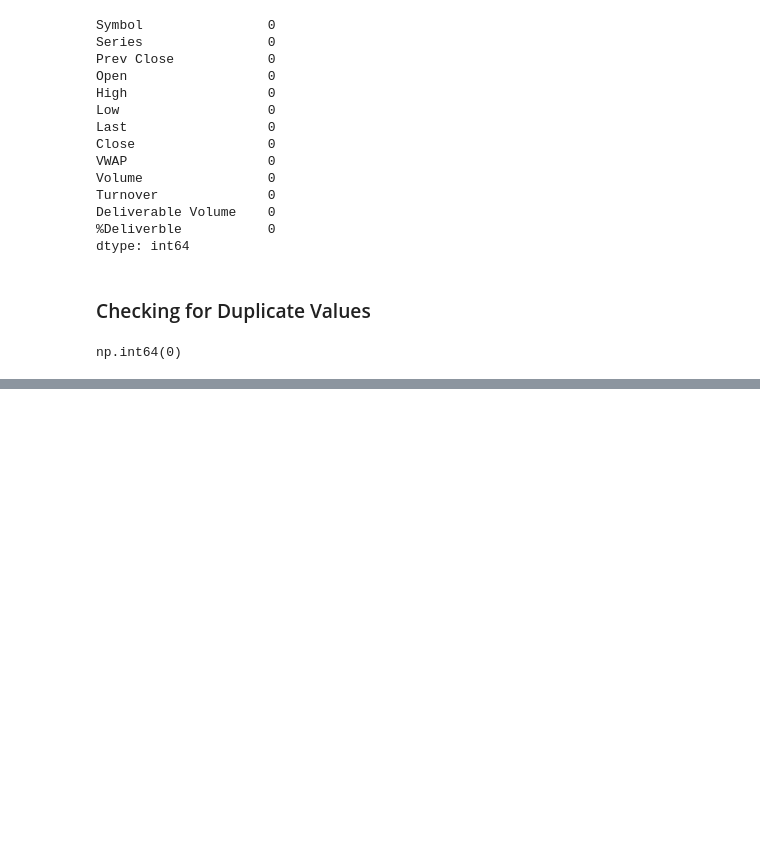
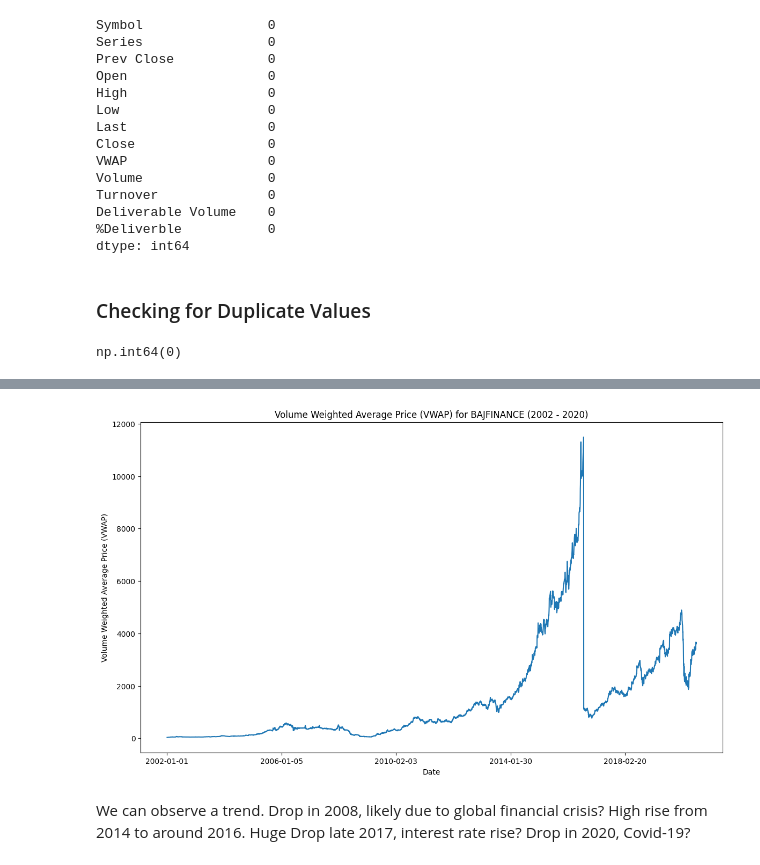
Before and after one commit to suyogshresthaa/Stock-Price-Prediction, a Jupyter notebook: stock_price_prediction.ipynb, the cells around one changed output, grey strips where cells are left out. Cells and saved outputs as stored; diff of their text form; code cells hidden in the pictures; blank space fills up the shorter version.

```diff
--- a/stock_price_prediction.ipynb
+++ b/stock_price_prediction.ipynb
@@ -95,0 +111,15 @@ np.int64(0)
+# %%
+## plotting Volume Weighted Average Price (VWAP) to look at trend
+df['VWAP'].plot(figsize=(14,8))
+plt.title('Volume Weighted Average Price (VWAP) for BAJFINANCE (2002 - 2020)')
+plt.xlabel('Date')
+plt.ylabel('Volume Weighted Average Price (VWAP)')
+plt.show()
+# %% [output]
+[figure, added]
+# %% [markdown]
+We can observe a trend.
+Drop in 2008, likely due to global financial crisis?
+High rise from 2014 to around 2016.
+Huge Drop late 2017, interest rate rise?
+Drop in 2020, Covid-19?
```
Also changed, not shown: parts of 2 cells of this notebook.
